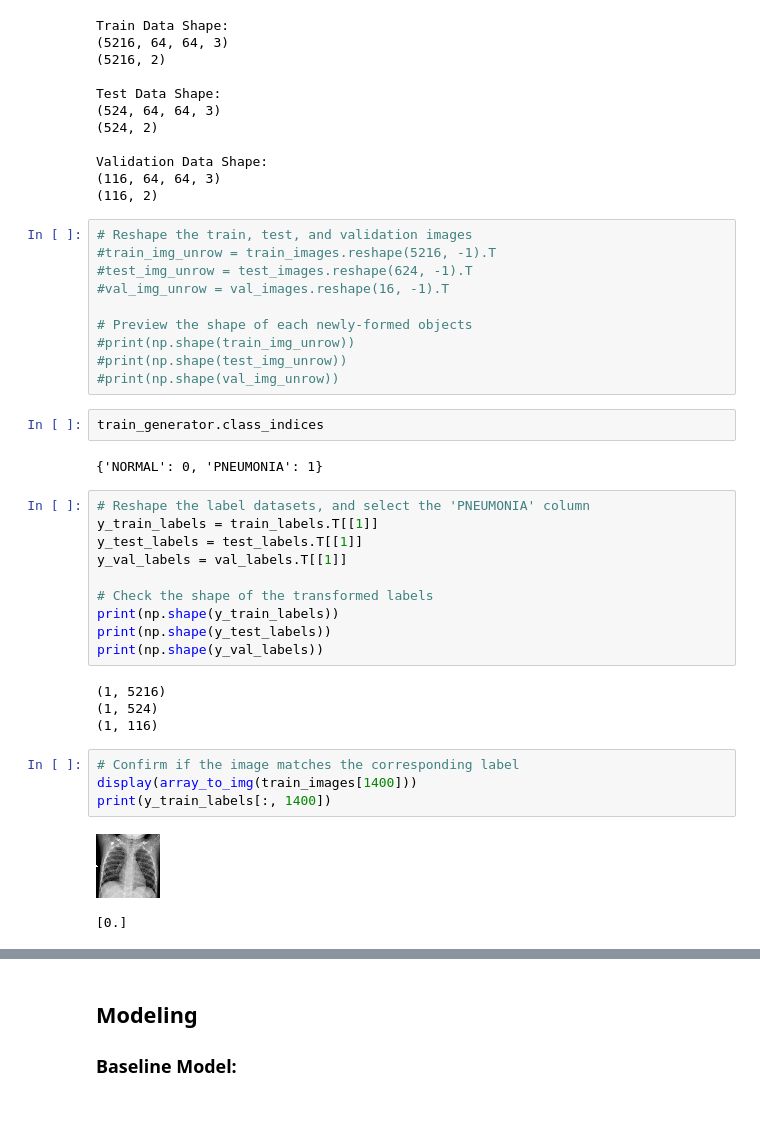
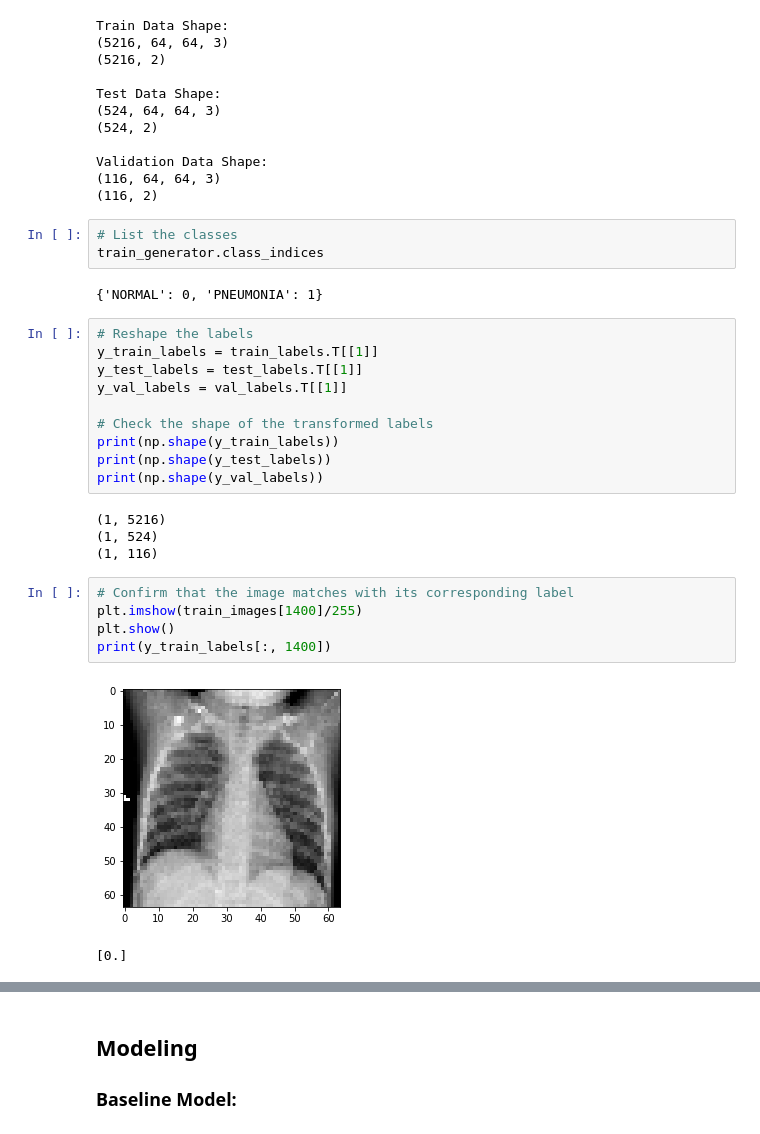
Before and after one commit to rookiescientist-andre/Identifying-Pneumonia-with-Deep-Learning, a Jupyter notebook: notebook.ipynb, the cells around one changed output, grey strips where cells are left out. Drawn from its saved outputs; the diff is of its cells as text.

```diff
--- a/notebook.ipynb
+++ b/notebook.ipynb
@@ -167,39 +176,31 @@ Test Data Shape:
 Validation Data Shape:
 (116, 64, 64, 3)
 (116, 2)
+# %%
+# List the classes
+train_generator.class_indices
+# %% [output]
+{'NORMAL': 0, 'PNEUMONIA': 1}
 # %%
-# Reshape the train, test, and validation images
-#train_img_unrow = train_images.reshape(5216, -1).T
-#test_img_unrow = test_images.reshape(624, -1).T
-#val_img_unrow = val_images.reshape(16, -1).T
+# Reshape the labels
+y_train_labels = train_labels.T[[1]]
+y_test_labels = test_labels.T[[1]]
+y_val_labels = val_labels.T[[1]]
 
-# Preview the shape of each newly-formed objects
-#print(np.shape(train_img_unrow))
-#print(np.shape(test_img_unrow))
-#print(np.shape(val_img_unrow))
+# Check the shape of the transformed labels
+print(np.shape(y_train_labels))
+print(np.shape(y_test_labels))
+print(np.shape(y_val_labels))
+# %% [output]
+(1, 5216)
+(1, 524)
+(1, 116)
-# %%
-train_generator.class_indices
-# %% [output]
-{'NORMAL': 0, 'PNEUMONIA': 1}
-# %%
-# Reshape the label datasets, and select the 'PNEUMONIA' column
-y_train_labels = train_labels.T[[1]]
-y_test_labels = test_labels.T[[1]]
-y_val_labels = val_labels.T[[1]]
-
-# Check the shape of the transformed labels
-print(np.shape(y_train_labels))
-print(np.shape(y_test_labels))
-print(np.shape(y_val_labels))
-# %% [output]
-(1, 5216)
-(1, 524)
-(1, 116)
 # %%
-# Confirm if the image matches the corresponding label
-display(array_to_img(train_images[1400]))
+# Confirm that the image matches with its corresponding label
+plt.imshow(train_images[1400]/255)
+plt.show()
 print(y_train_labels[:, 1400])
 # %% [output]
-[figure, old version]
+[figure, new version]
 [0.]
 # %%
```
Also changed, not shown: parts of 57 cells of this notebook.
